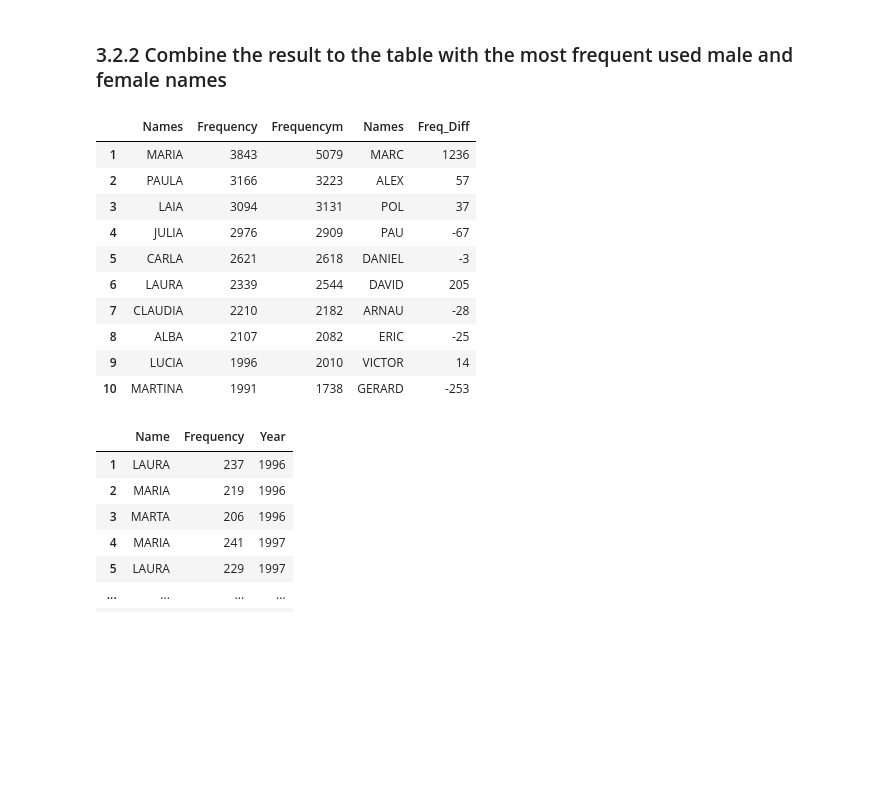
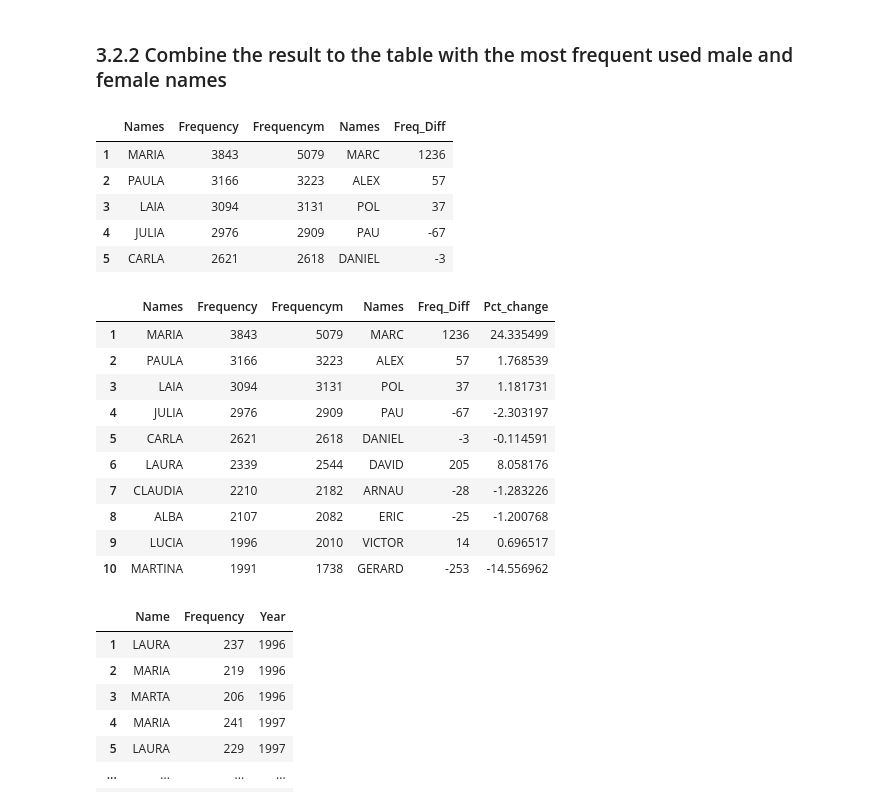
Before and after one commit to ta-data-remote/Project-Week-2-Barcelona, a Jupyter notebook: baby_name.ipynb, the cells around one changed output. Cells and saved outputs as stored; diff of their text form; code cells hidden in the pictures; blank space fills up the shorter version.

Commit message:
Resubmission of project Barcelona after few changes made

```diff
--- a/baby_name.ipynb
+++ b/baby_name.ipynb
@@ -9,7 +13,7 @@ import pandas as pd
 # 2. Reading csv file
 ##      Calling first 5 rows
 # %%
-baby_name = pd.read_csv("/work/Project-Week-2-Barcelona/datasets/3.-Population/most-frequent-baby-names.csv")
+baby_name = pd.read_csv("/Users/ayubpathan/Desktop/ironhack/Week2/Project-Week-2-Barcelona/datasets/3.-Population/most-frequent-baby-names.csv")
 baby_name_new = baby_name.copy() # copying original files to baby_name_new
 
 
@@ -300,19 +304,34 @@ difference
 ### 3.2.2 Combine the result to the table with the most frequent used male and female names
 # %%
 difference = pd.concat([result, difference], axis=1, join="inner")
-difference.head(10)
+difference.head()
 # %% [output]
 |  | Names | Frequency | Frequencym | Names | Freq_Diff |
 | 1 | MARIA | 3843 | 5079 | MARC | 1236 |
 | 2 | PAULA | 3166 | 3223 | ALEX | 57 |
 | 3 | LAIA | 3094 | 3131 | POL | 37 |
 | 4 | JULIA | 2976 | 2909 | PAU | -67 |
 | 5 | CARLA | 2621 | 2618 | DANIEL | -3 |
-| 6 | LAURA | 2339 | 2544 | DAVID | 205 |
-| 7 | CLAUDIA | 2210 | 2182 | ARNAU | -28 |
-| 8 | ALBA | 2107 | 2082 | ERIC | -25 |
-| 9 | LUCIA | 1996 | 2010 | VICTOR | 14 |
-| 10 | MARTINA | 1991 | 1738 | GERARD | -253 |
+# %%
+#difference['Pct_change'] = difference.pct_change(difference['Freq_F'],difference['Freq_M']).reset_index(drop=True)
+#difference
+
+difference['Pct_change'] = ((difference['Frequencym'] - difference['Frequency'])/ difference['Frequencym']) * 100
+
+#(5079-3843)/5079*100
+difference.head(10)
+# %% [output]
+|  | Names | Frequency | Frequencym | Names | Freq_Diff | Pct_change |
+| 1 | MARIA | 3843 | 5079 | MARC | 1236 | 24.335499 |
+| 2 | PAULA | 3166 | 3223 | ALEX | 57 | 1.768539 |
+| 3 | LAIA | 3094 | 3131 | POL | 37 | 1.181731 |
+| 4 | JULIA | 2976 | 2909 | PAU | -67 | -2.303197 |
+| 5 | CARLA | 2621 | 2618 | DANIEL | -3 | -0.114591 |
+| 6 | LAURA | 2339 | 2544 | DAVID | 205 | 8.058176 |
+| 7 | CLAUDIA | 2210 | 2182 | ARNAU | -28 | -1.283226 |
+| 8 | ALBA | 2107 | 2082 | ERIC | -25 | -1.200768 |
+| 9 | LUCIA | 1996 | 2010 | VICTOR | 14 | 0.696517 |
+| 10 | MARTINA | 1991 | 1738 | GERARD | -253 | -14.556962 |
 # %%
 yearz = []
 for i in Female['Year'].unique():
```
Also changed, not shown: parts of 2 cells of this notebook, 6 other files.
